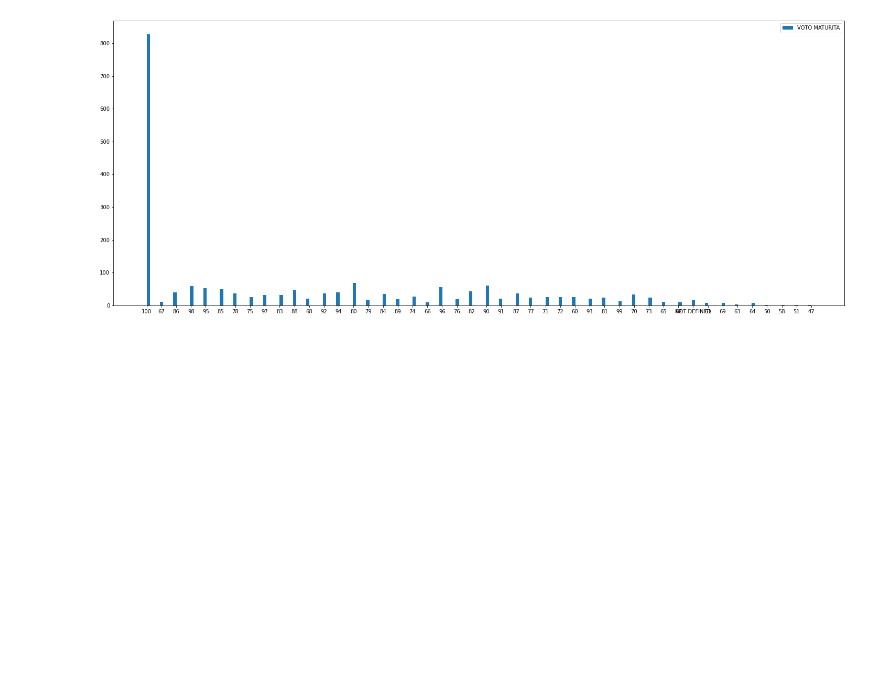
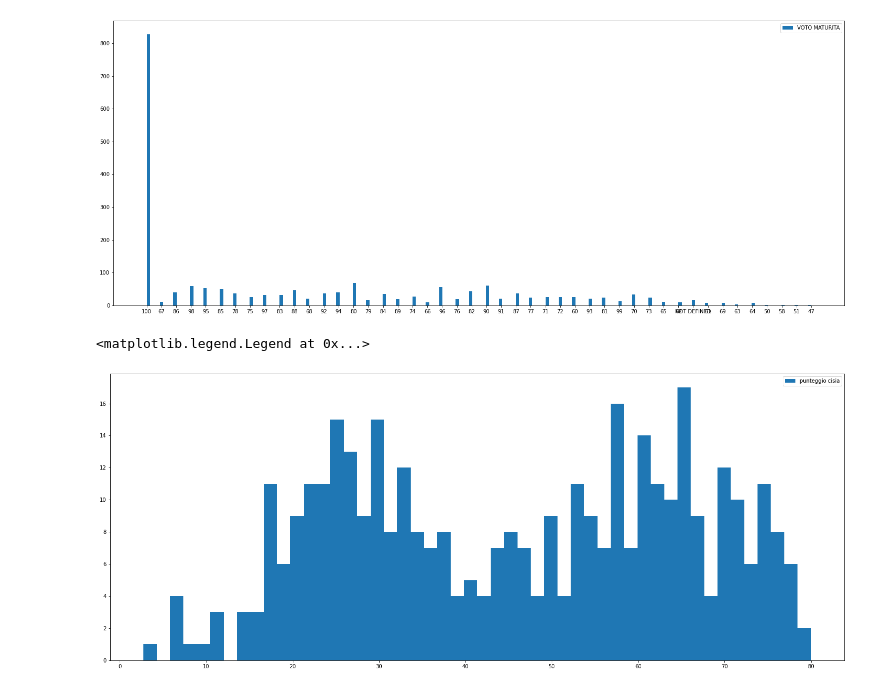
Before and after one commit to marcgrillo/grlmrc, a Jupyter notebook: PLS/Code/READER.ipynb, the cells around one changed output. Cells and saved outputs as stored; diff of their text form; code cells hidden in the pictures; blank space fills up the shorter version.

```diff
--- a/PLS/Code/READER.ipynb
+++ b/PLS/Code/READER.ipynb
@@ -780,8 +835,8 @@ tu='Trasferimento in uscita'
 motivi=[i,c,r,d,tu]
 for motivo in motivi:
     campione=[]
-    for ri in range(len(studente['COD_FIS'])):
-        if studente['MOTIVO_STATO_STU_DESC'][ri]==motivo : campione.append(studente["MEDIA_VOTO"][ri])
+    for ri in range(len(diz['COD_FIS'])):
+        if diz['MOTIVO_STATO_STU_DESC'][ri]==motivo : campione.append(diz["MEDIA_VOTO"][ri])
     plt.figure(figsize=(10,5))
     plt.hist(campione, density=False, histtype='bar', label=motivo)
     #plt.hist(campione)
@@ -800,13 +855,13 @@ cthree=0
 cfour=0
 cfive=0
 csix=0
-for ri in range(len(studente['COD_FIS'])):
-    if studente['LUNGHEZZA_CARRIERA'][ri]!='NOT DEFINED' : campione.append(studente["LUNGHEZZA_CARRIERA"][ri])
-    if studente['LUNGHEZZA_CARRIERA'][ri]==3 : cthree=cthree+1
-    if studente['LUNGHEZZA_CARRIERA'][ri]==2 : ctwo=ctwo+1
-    if studente['LUNGHEZZA_CARRIERA'][ri]==4 : cfour=cfour+1
-    if studente['LUNGHEZZA_CARRIERA'][ri]==5 : cfive=cfive+1
-    if studente['LUNGHEZZA_CARRIERA'][ri]==6 : csix=csix+1
+for ri in range(len(diz['COD_FIS'])):
+    if diz['LUNGHEZZA_CARRIERA'][ri]!='NOT DEFINED' : campione.append(diz["LUNGHEZZA_CARRIERA"][ri])
+    if diz['LUNGHEZZA_CARRIERA'][ri]==3 : cthree=cthree+1
+    if diz['LUNGHEZZA_CARRIERA'][ri]==2 : ctwo=ctwo+1
+    if diz['LUNGHEZZA_CARRIERA'][ri]==4 : cfour=cfour+1
+    if diz['LUNGHEZZA_CARRIERA'][ri]==5 : cfive=cfive+1
+    if diz['LUNGHEZZA_CARRIERA'][ri]==6 : csix=csix+1
 plt.figure(figsize=(20,10))
 plt.hist(campione, bins=30, density=False, histtype='bar', label='Lunghezza carriera')
 #plt.hist(campione)
@@ -839,4 +894,14 @@ plt.legend()
 # %% [output]
 <matplotlib.legend.Legend at 0x...>
 [figure]
+# %%
+campione=[]
+for ri in range(len(diz['COD_FIS'])):
+    if diz['PUNTEGGIO_CISIA'][ri]!='N.A.' : campione.append(float(diz['PUNTEGGIO_CISIA'][ri]))
+plt.figure(figsize=(25,10))
+plt.hist(campione, bins=50, density=False, histtype='bar', label='punteggio cisia')
+plt.legend()
+# %% [output]
+<matplotlib.legend.Legend at 0x...>
+[figure, added]
 # %%
```
Also changed, not shown: parts of 9 cells of this notebook.
